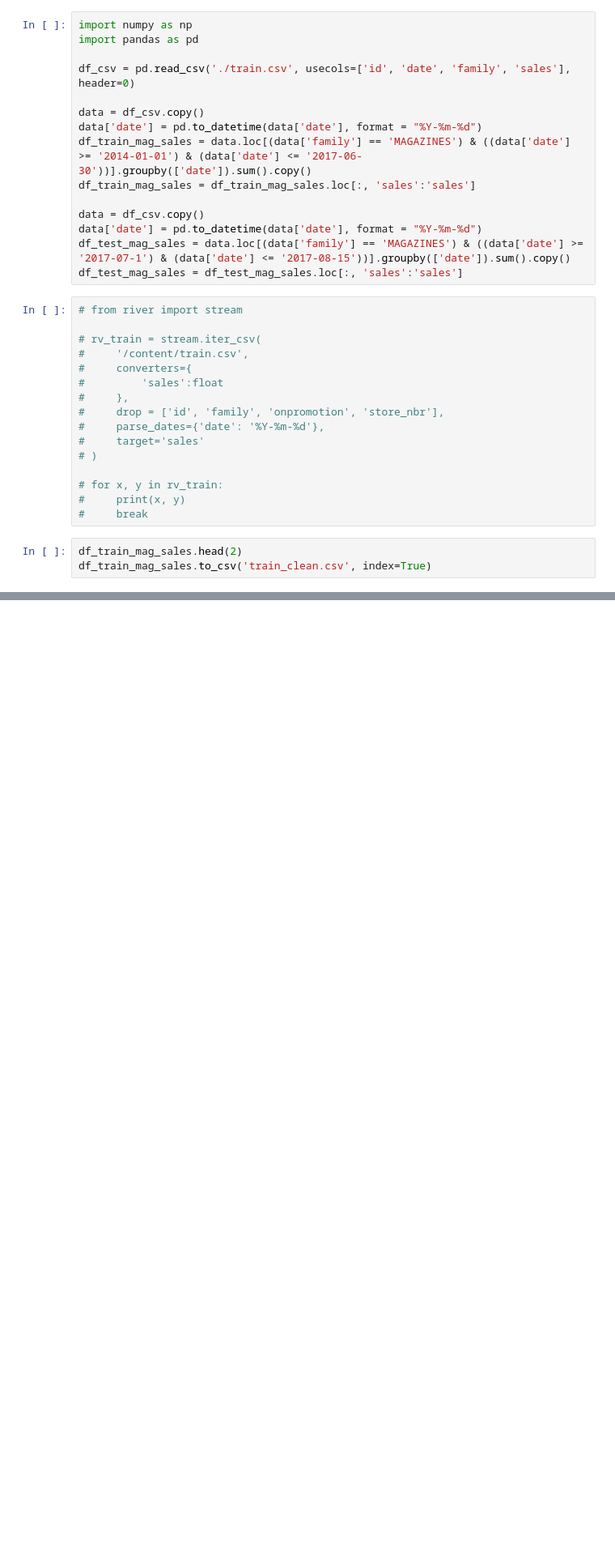
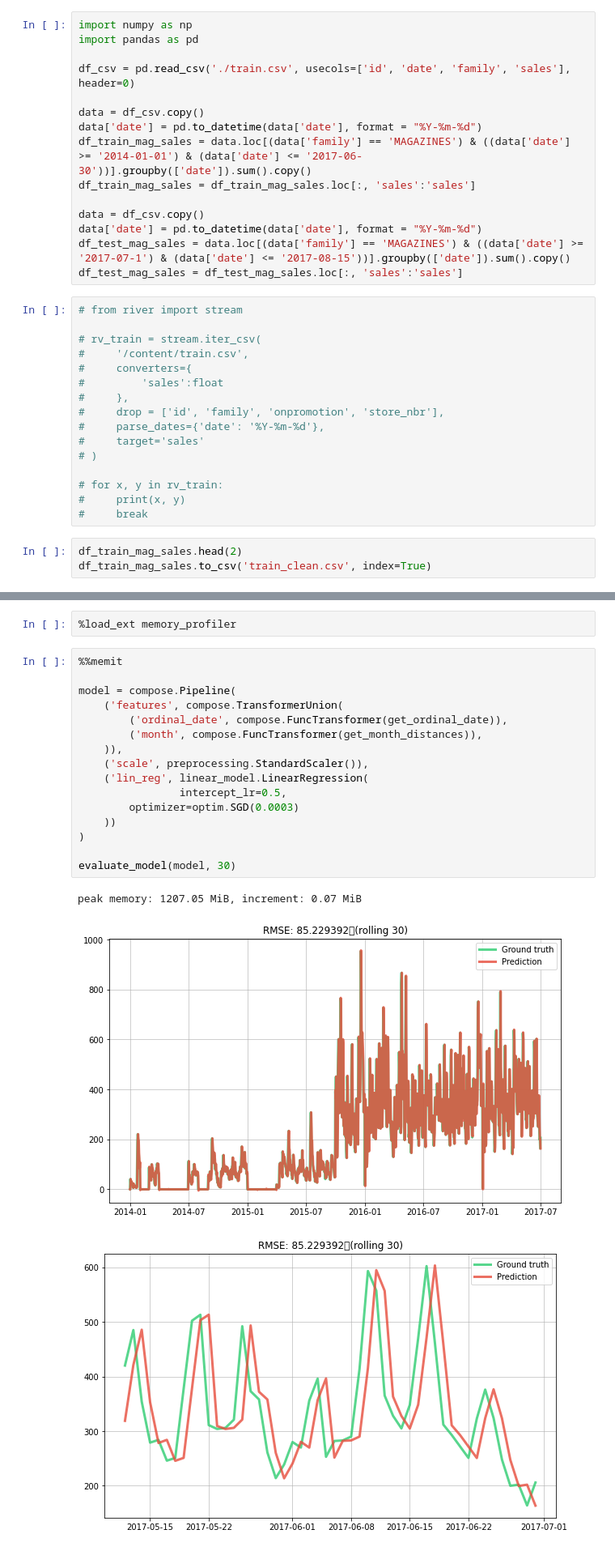
Before and after one commit to asteryu726/MSBD5012, a Jupyter notebook: MSBD5012_river.ipynb, the cells around one changed output, grey strips where cells are left out. Shown at 81% size. Drawn from its saved outputs; the diff is of its cells as text; blank space fills up the shorter version.

```diff
--- a/MSBD5012_river.ipynb
+++ b/MSBD5012_river.ipynb
@@ -205,0 +247,22 @@ evaluate_model(model, 12)
+# %%
+%load_ext memory_profiler
+# %%
+%%memit
+
+model = compose.Pipeline(
+    ('features', compose.TransformerUnion(
+        ('ordinal_date', compose.FuncTransformer(get_ordinal_date)),
+        ('month', compose.FuncTransformer(get_month_distances)),
+    )),
+    ('scale', preprocessing.StandardScaler()),
+    ('lin_reg', linear_model.LinearRegression(
+                intercept_lr=0.5,
+        optimizer=optim.SGD(0.0003)
+    ))
+)
+
+evaluate_model(model, 30)
+# %% [output]
+peak memory: 1207.05 MiB, increment: 0.07 MiB
+[figure, added]
+[figure, added]
```
Also changed, not shown: parts of 14 cells of this notebook.
